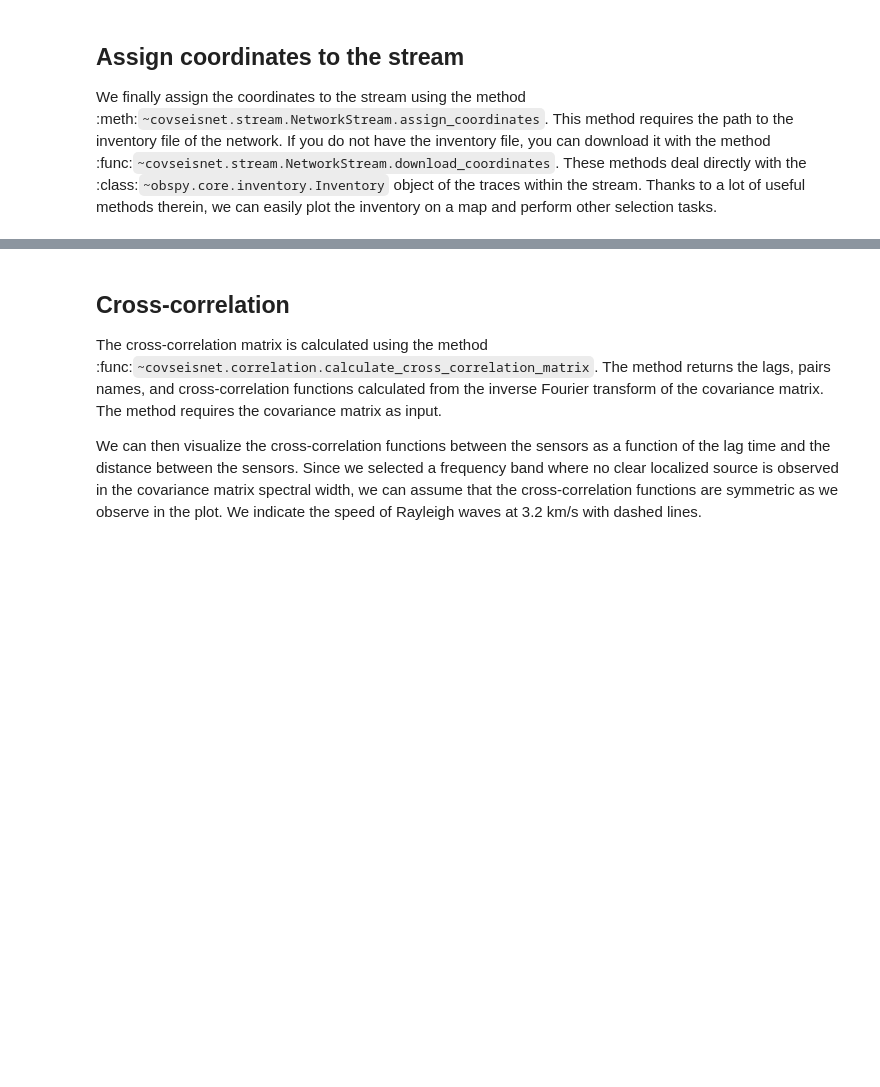
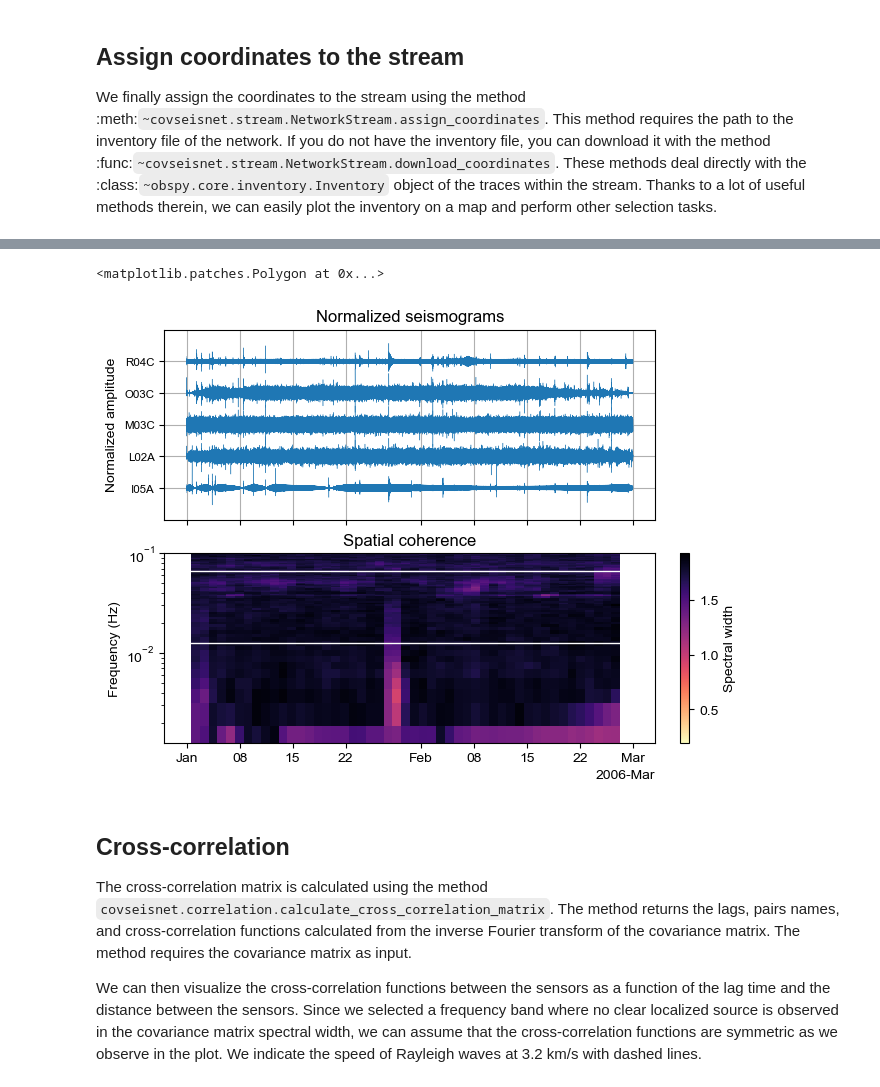
Before and after one commit to leonard-seydoux/covseisnet, a Jupyter notebook: docs/source/examples/correlation.ipynb, the cells around one changed output, grey strips where cells are left out. Drawn from its saved outputs; the diff is of its cells as text; code cells hidden in the pictures; blank space fills up the shorter version.

```diff
--- a/docs/source/examples/correlation.ipynb
+++ b/docs/source/examples/correlation.ipynb
@@ -97,31 +68,26 @@ or with applying the formula of the Neumann entropy.
 # %%
 frequency_band = 1 / 80, 1 / 15
 
 # Calculate coherence
 coherence = covariances.coherence(kind="spectral_width")
 
 # Show
-_, ax = csn.plot.stream_and_coherence(
+fig, ax = csn.plot.stream_and_coherence(
     stream, times, frequencies, coherence, trace_factor=0.1
 )
 
 # Indicate frequency band
 ax[1].axhspan(*frequency_band, facecolor="none", edgecolor="w", clip_on=False)
+# %% [output]
+<matplotlib.patches.Polygon at 0x...>
+[figure, added]
 # %% [markdown]
 ## Cross-correlation
 
-The cross-correlation matrix is calculated using the method
-:func:`~covseisnet.correlation.calculate_cross_correlation_matrix`. The
-method returns the lags, pairs names, and cross-correlation functions
-calculated from the inverse Fourier transform of the covariance matrix. The
-method requires the covariance matrix as input.
+The cross-correlation matrix is calculated using the method `covseisnet.correlation.calculate_cross_correlation_matrix`. The method returns the lags, pairs names, and cross-correlation functions
+calculated from the inverse Fourier transform of the covariance matrix. The method requires the covariance matrix as input.
 
-We can then visualize the cross-correlation functions between the sensors as
-a function of the lag time and the distance between the sensors. Since we
-selected a frequency band where no clear localized source is observed in the
-covariance matrix spectral width, we can assume that the cross-correlation
-functions are symmetric as we observe in the plot. We indicate the speed of
-Rayleigh waves at 3.2 km/s with dashed lines.
+We can then visualize the cross-correlation functions between the sensors as a function of the lag time and the distance between the sensors. Since we selected a frequency band where no clear localized source is observed in the covariance matrix spectral width, we can assume that the cross-correlation functions are symmetric as we observe in the plot. We indicate the speed of Rayleigh waves at 3.2 km/s with dashed lines.
 # %%
 # Calculate cross-correlation
 lags, pairs, cross_correlation = csn.calculate_cross_correlation_matrix(
```
Also changed, not shown: parts of 7 cells of this notebook, 2 other files.
